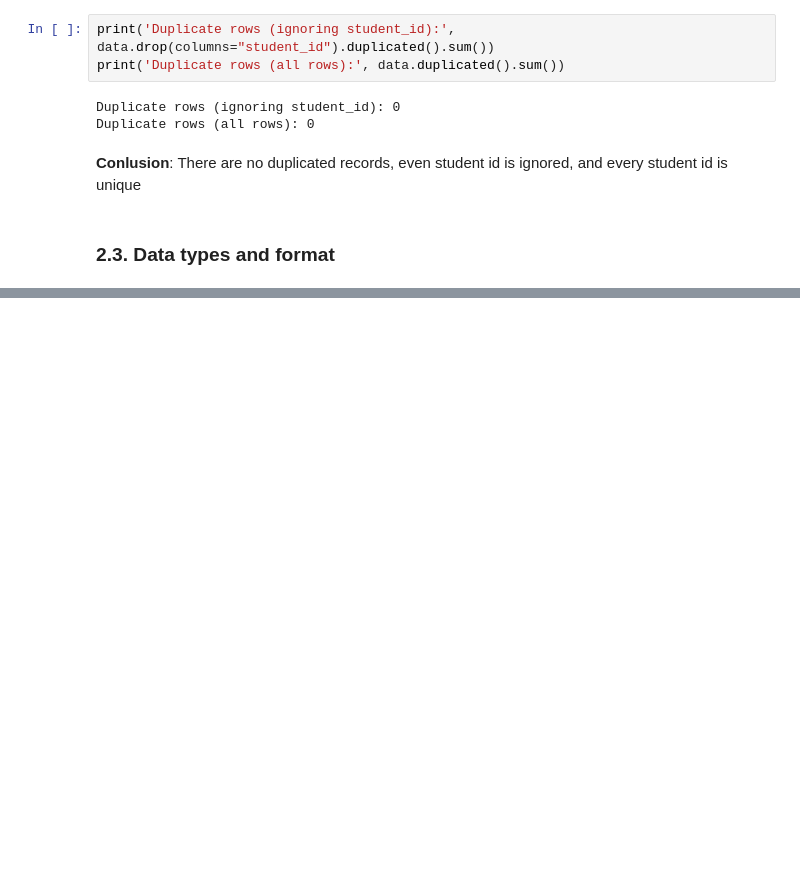
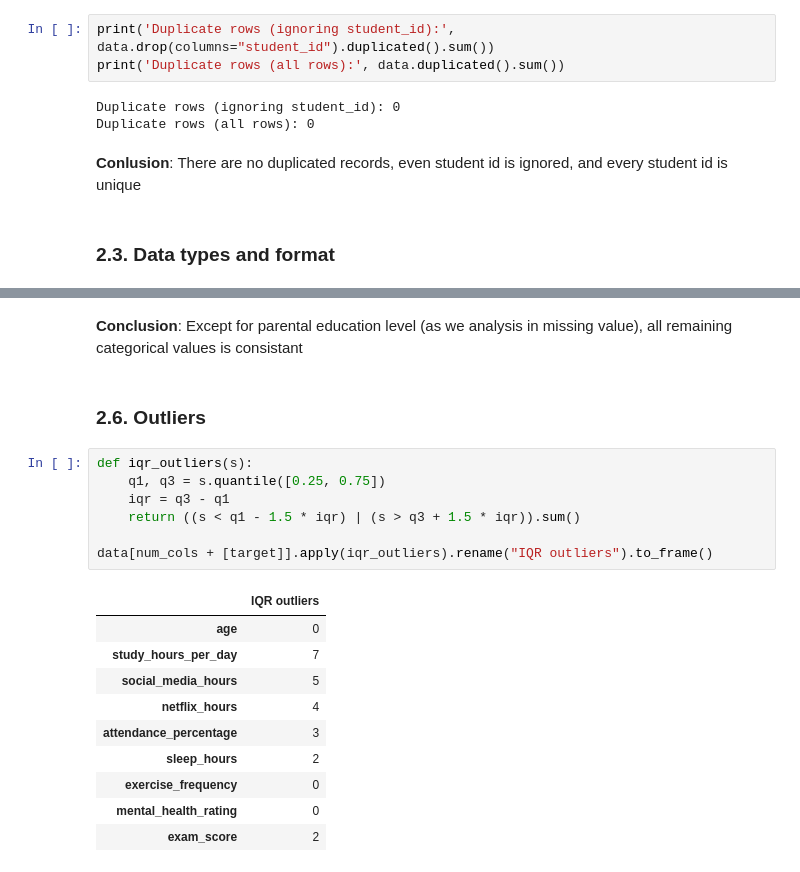
Before and after one commit to trungsyd2409/EDA_academic_performace_1, a Jupyter notebook: EDA_final.ipynb, the cells around one changed output, grey strips where cells are left out. Saved outputs shown, nothing was run; the diff lists cells and outputs as text; blank space fills up the shorter version.

```diff
--- a/EDA_final.ipynb
+++ b/EDA_final.ipynb
@@ -194,0 +229,22 @@ Duplicate rows (all rows): 0
+# %% [markdown]
+**Conclusion**: Except for parental education level (as we analysis in missing value), all remaining categorical values is consistant
+# %% [markdown]
+### 2.6. Outliers
+# %%
+def iqr_outliers(s):
+    q1, q3 = s.quantile([0.25, 0.75])
+    iqr = q3 - q1
+    return ((s < q1 - 1.5 * iqr) | (s > q3 + 1.5 * iqr)).sum()
+
+data[num_cols + [target]].apply(iqr_outliers).rename("IQR outliers").to_frame()
+# %% [output]
+|  | IQR outliers |
+| age | 0 |
+| study_hours_per_day | 7 |
+| social_media_hours | 5 |
+| netflix_hours | 4 |
+| attendance_percentage | 3 |
+| sleep_hours | 2 |
+| exercise_frequency | 0 |
+| mental_health_rating | 0 |
+| exam_score | 2 |
```
Also changed, not shown: parts of 15 cells of this notebook, 1 other file.
